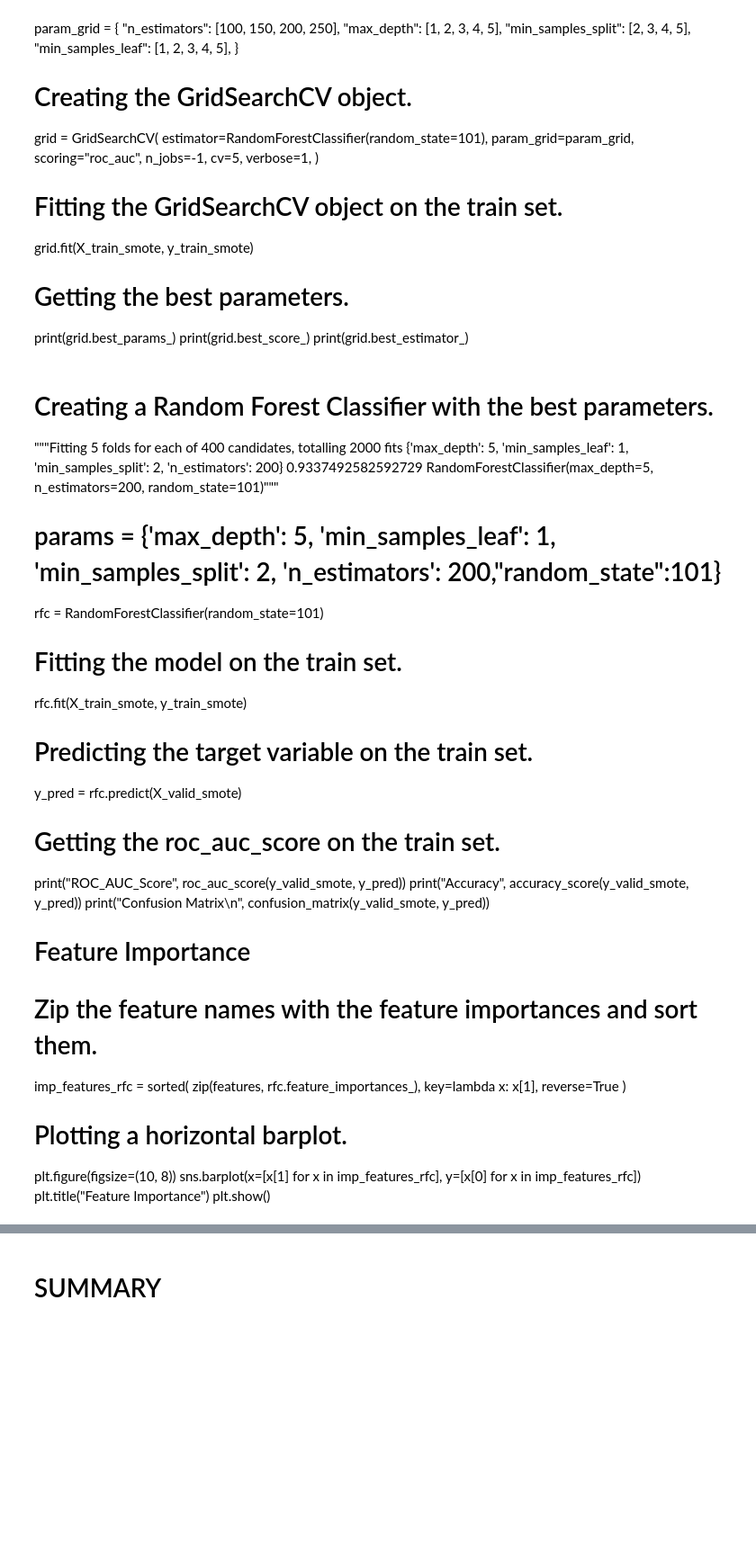
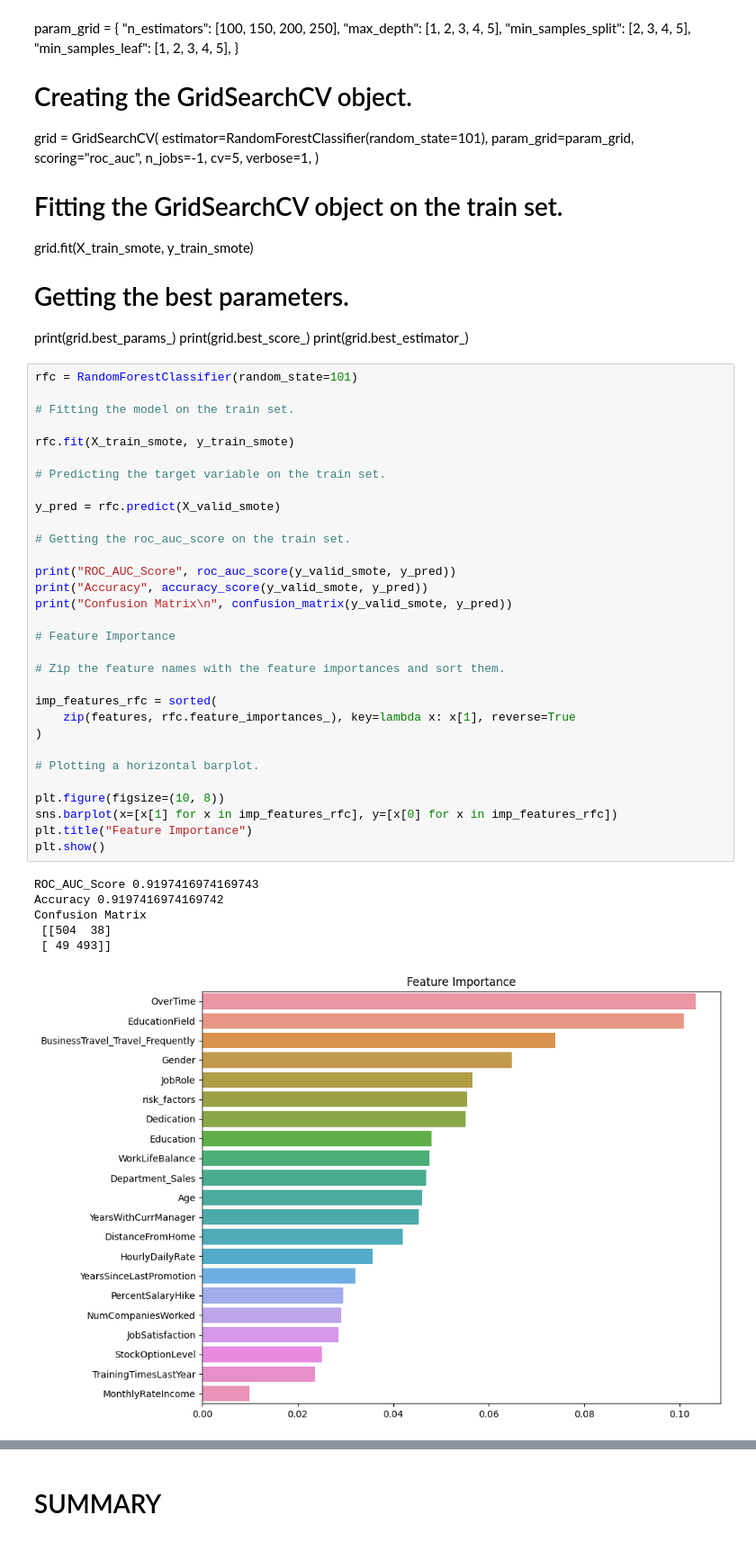
Before and after one commit to Harsh502s/PS-Attrition-Pred, a Jupyter notebook: Modeling.ipynb, the cells around one changed output, grey strips where cells are left out. Shown at 90% size. Drawn from its saved outputs; the diff is of its cells as text; blank space fills up the shorter version.

```diff
--- a/Modeling.ipynb
+++ b/Modeling.ipynb
@@ -687,45 +688,44 @@ grid.fit(X_train_smote, y_train_smote)
 print(grid.best_params_)
 print(grid.best_score_)
 print(grid.best_estimator_)
-# %% [markdown]
-# Creating a Random Forest Classifier with the best parameters.
-"""Fitting 5 folds for each of 400 candidates, totalling 2000 fits
-{'max_depth': 5, 'min_samples_leaf': 1, 'min_samples_split': 2, 'n_estimators': 200}
-0.9337492582592729
-RandomForestClassifier(max_depth=5, n_estimators=200, random_state=101)"""
-
-# params = {'max_depth': 5, 'min_samples_leaf': 1, 'min_samples_split': 2, 'n_estimators': 200,"random_state":101}
-
-rfc = RandomForestClassifier(random_state=101)
-
-# Fitting the model on the train set.
-
-rfc.fit(X_train_smote, y_train_smote)
-
-# Predicting the target variable on the train set.
-
-y_pred = rfc.predict(X_valid_smote)
-
-# Getting the roc_auc_score on the train set.
-
-print("ROC_AUC_Score", roc_auc_score(y_valid_smote, y_pred))
-print("Accuracy", accuracy_score(y_valid_smote, y_pred))
-print("Confusion Matrix\n", confusion_matrix(y_valid_smote, y_pred))
-
-# Feature Importance
-
-# Zip the feature names with the feature importances and sort them.
-
-imp_features_rfc = sorted(
-    zip(features, rfc.feature_importances_), key=lambda x: x[1], reverse=True
-)
-
-# Plotting a horizontal barplot.
-
-plt.figure(figsize=(10, 8))
-sns.barplot(x=[x[1] for x in imp_features_rfc], y=[x[0] for x in imp_features_rfc])
-plt.title("Feature Importance")
-plt.show()
+# %%
+rfc = RandomForestClassifier(random_state=101)
+
+# Fitting the model on the train set.
+
+rfc.fit(X_train_smote, y_train_smote)
+
+# Predicting the target variable on the train set.
+
+y_pred = rfc.predict(X_valid_smote)
+
+# Getting the roc_auc_score on the train set.
+
+print("ROC_AUC_Score", roc_auc_score(y_valid_smote, y_pred))
+print("Accuracy", accuracy_score(y_valid_smote, y_pred))
+print("Confusion Matrix\n", confusion_matrix(y_valid_smote, y_pred))
+
+# Feature Importance
+
+# Zip the feature names with the feature importances and sort them.
+
+imp_features_rfc = sorted(
+    zip(features, rfc.feature_importances_), key=lambda x: x[1], reverse=True
+)
+
+# Plotting a horizontal barplot.
+
+plt.figure(figsize=(10, 8))
+sns.barplot(x=[x[1] for x in imp_features_rfc], y=[x[0] for x in imp_features_rfc])
+plt.title("Feature Importance")
+plt.show()
+# %% [output]
+ROC_AUC_Score 0.9197416974169743
+Accuracy 0.9197416974169742
+Confusion Matrix
+ [[504  38]
+ [ 49 493]]
+[figure, added]
 # %%
 # Creating a Random Forest Classifier with the best parameters.
 
```
Also changed, not shown: parts of 3 cells of this notebook, 3 other files.
